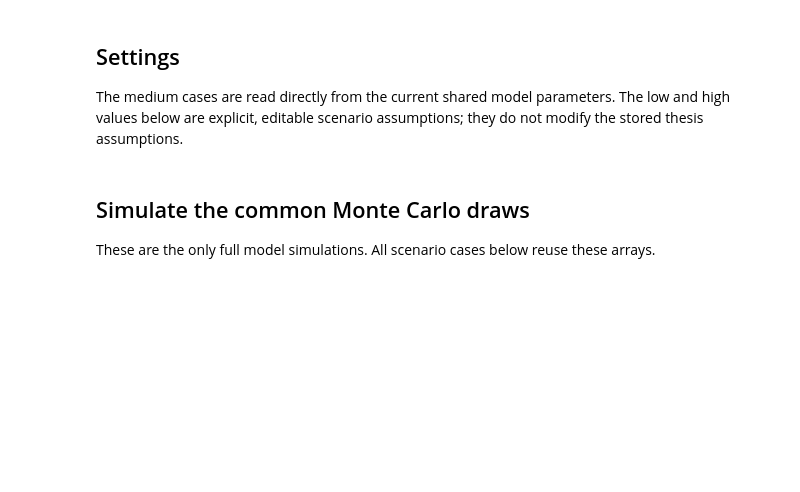
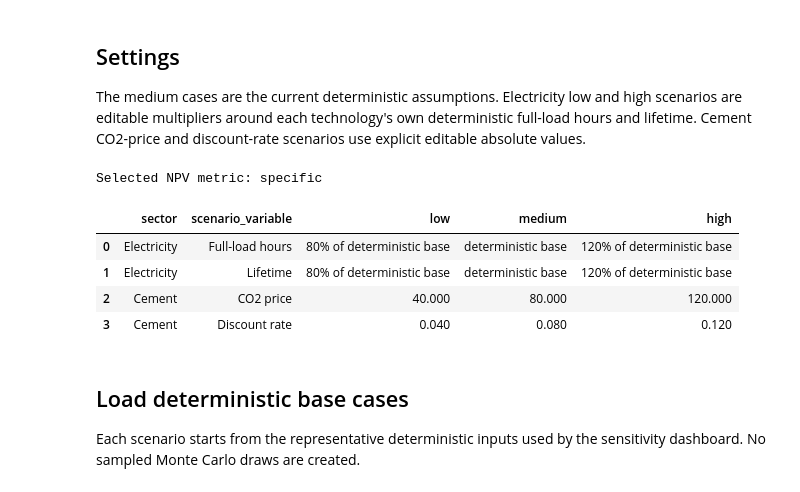
Before and after one commit to Finnzn/Master-Thesis, a Jupyter notebook: notebooks/co2_discount_rate_scenarios.ipynb, the cells around one changed output. Cells and saved outputs as stored; diff of their text form; code cells hidden in the pictures; blank space fills up the shorter version.

```diff
--- a/notebooks/co2_discount_rate_scenarios.ipynb
+++ b/notebooks/co2_discount_rate_scenarios.ipynb
@@ -36,47 +38,85 @@ from sensitivity_analysis import METRIC_SPECIFIC, METRIC_TOTAL
 # %% [markdown]
 ## Settings
 
-The medium cases are read directly from the current shared model parameters. The low and high values below are explicit, editable scenario assumptions; they do not modify the stored thesis assumptions.
+The medium cases are the current deterministic assumptions. Electricity low and high scenarios are editable multipliers around each technology's own deterministic full-load hours and lifetime. Cement CO2-price and discount-rate scenarios use explicit editable absolute values.
 # %%
-SAMPLE_SIZE = 100_000
-RANDOM_SEED = 42
-RETROFIT_BAU_MODE = DEFAULT_RETROFIT_BAU_MODE
-
 CURRENT_CO2_PRICE = CARBON_PRICE_EUR_PER_T.value
 CURRENT_DISCOUNT_RATE = INTEREST_RATE.value
 
-CO2_PRICE_SCENARIOS = {
+ELECTRICITY_FLH_MULTIPLIERS = {
+    "Low": 0.80,
+    "Medium": 1.00,
+    "High": 1.20,
+}
+ELECTRICITY_LIFETIME_MULTIPLIERS = {
+    "Low": 0.80,
+    "Medium": 1.00,
+    "High": 1.20,
+}
+CEMENT_CO2_PRICE_SCENARIOS = {
     "Low": 40.0,
     "Medium": CURRENT_CO2_PRICE,
     "High": 120.0,
 }
-DISCOUNT_RATE_SCENARIOS = {
+CEMENT_DISCOUNT_RATE_SCENARIOS = {
     "Low": 0.04,
     "Medium": CURRENT_DISCOUNT_RATE,
     "High": 0.12,
 }
 
-# Choose the NPV metric used in both scenario figures and summary tables.
-# METRIC_TOTAL shows total project NPV in million EUR; METRIC_SPECIFIC shows
-# EUR/MWh for electricity and EUR/t for cement.
-NPV_METRIC = METRIC_TOTAL  # METRIC_TOTAL or METRIC_SPECIFIC
+# Choose the NPV metric used in the scenario figures and summary tables.
+# METRIC_SPECIFIC shows EUR/MWh for electricity and EUR/t for cement;
+# METRIC_TOTAL shows total project NPV in million EUR.
+NPV_METRIC = METRIC_SPECIFIC  # METRIC_SPECIFIC or METRIC_TOTAL
 
 if NPV_METRIC not in (METRIC_TOTAL, METRIC_SPECIFIC):
     raise ValueError("NPV_METRIC must be METRIC_TOTAL or METRIC_SPECIFIC.")
 
 pd.options.display.float_format = "{:,.3f}".format
 
 scenario_settings = pd.DataFrame(
-    {
-        "Scenario": ["Low", "Medium", "High"],
-        "CO2 price (EUR/tCO2)": list(CO2_PRICE_SCENARIOS.values()),
-        "Discount rate": list(DISCOUNT_RATE_SCENARIOS.values()),
-    }
+    [
+        {
+            "sector": "Electricity",
+            "scenario_variable": "Full-load hours",
+            "low": "80% of deterministic base",
+            "medium": "deterministic base",
+            "high": "120% of deterministic base",
+        },
+        {
+            "sector": "Electricity",
+            "scenario_variable": "Lifetime",
+            "low": "80% of deterministic base",
+            "medium": "deterministic base",
+            "high": "120% of deterministic base",
+        },
+        {
+            "sector": "Cement",
+            "scenario_variable": "CO2 price",
+            "low": CEMENT_CO2_PRICE_SCENARIOS["Low"],
+            "medium": CEMENT_CO2_PRICE_SCENARIOS["Medium"],
+            "high": CEMENT_CO2_PRICE_SCENARIOS["High"],
+        },
+        {
+            "sector": "Cement",
+            "scenario_variable": "Discount rate",
+            "low": CEMENT_DISCOUNT_RATE_SCENARIOS["Low"],
+            "medium": CEMENT_DISCOUNT_RATE_SCENARIOS["Medium"],
+            "high": CEMENT_DISCOUNT_RATE_SCENARIOS["High"],
+        },
+    ]
 )
 print(f"Selected NPV metric: {NPV_METRIC}")
 display(scenario_settings)
+# %% [output]
+Selected NPV metric: specific
+|  | sector | scenario_variable | low | medium | high |
+| 0 | Electricity | Full-load hours | 80% of deterministic base | deterministic base | 120% of deterministic base |
+| 1 | Electricity | Lifetime | 80% of deterministic base | deterministic base | 120% of deterministic base |
+| 2 | Cement | CO2 price | 40.000 | 80.000 | 120.000 |
+| 3 | Cement | Discount rate | 0.040 | 0.080 | 0.120 |
 # %% [markdown]
-## Simulate the common Monte Carlo draws
+## Load deterministic base cases
 
-These are the only full model simulations. All scenario cases below reuse these arrays.
+Each scenario starts from the representative deterministic inputs used by the sensitivity dashboard. No sampled Monte Carlo draws are created.
 # %%
```
Also changed, not shown: parts of 10 cells of this notebook, 1 other file.
